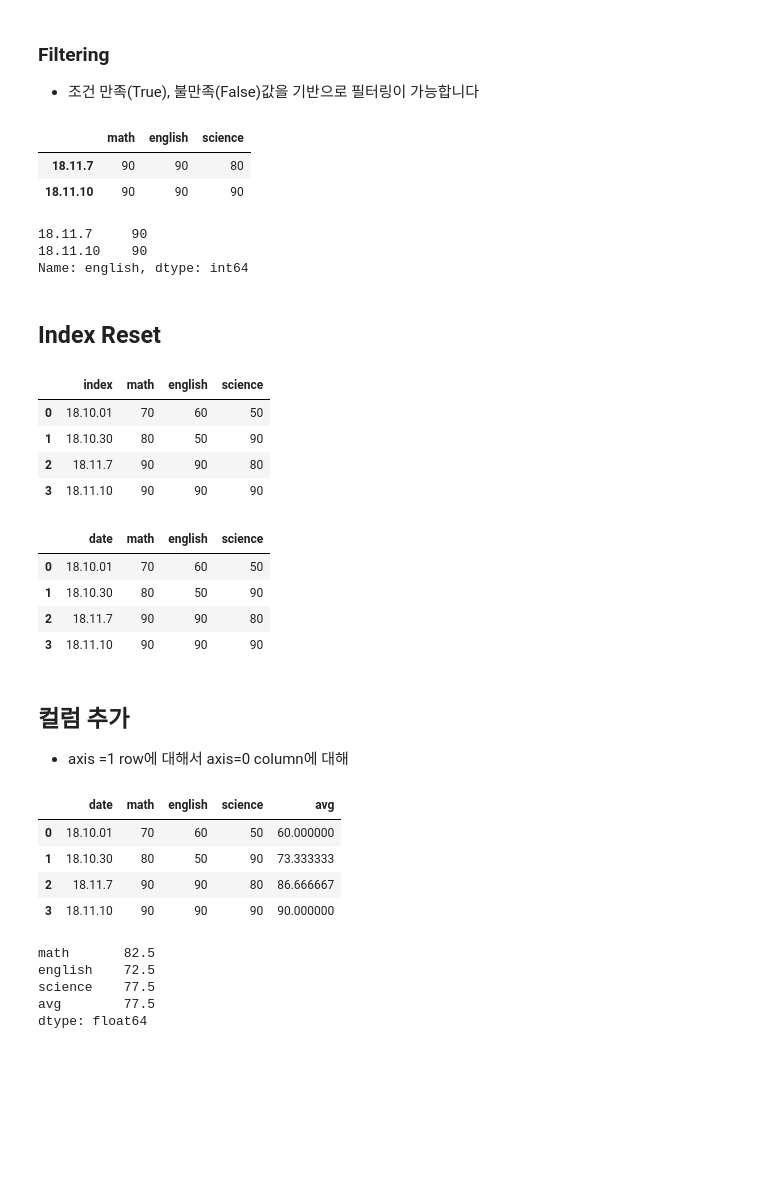
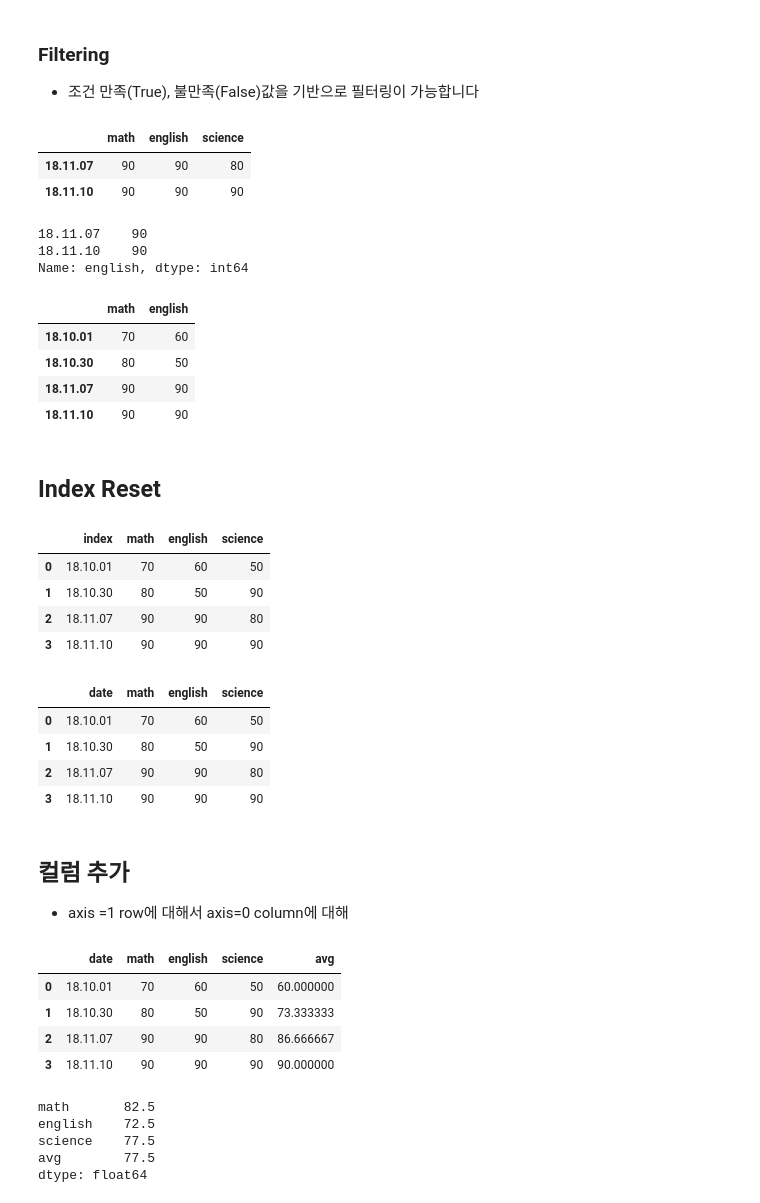
Before and after one commit to joyce04/python_database_class, a Jupyter notebook: 2. Pandas,Numpy/0. Pandas Intro.ipynb, the cells around one changed output. Saved outputs shown, nothing was run; the diff lists cells and outputs as text; code cells hidden in the pictures; blank space fills up the shorter version.

```diff
--- a/2. Pandas,Numpy/0. Pandas Intro.ipynb
+++ b/2. Pandas,Numpy/0. Pandas Intro.ipynb
@@ -131,6 +131,6 @@ dtype: int64
 # %%
 student_grades = {'math': [70, 80, 90],
                  'english': [60, 50, 90],
-                 'history':[50, 90, 80]}
+                 'science':[50, 90, 80]}
 student_grades
 # %% [output]
@@ -166,10 +175,3 @@ Name: english, dtype: int64
 type(df_grades.english)
 # %% [output]
 pandas.core.series.Series
-# %%
-# 수학과목의 날짜에 따른 시험 성적이 있다고 가정해보겠습니다.
-
-student_grades = {'math': [70, 80, 90],
-                 'english': [60, 50, 90],
-                 'science':[50, 90, 80]}
-pd.DataFrame(student_grades)
@@ -191,5 +178,6 @@ pd.DataFrame(student_grades, columns=['math', 'english', 'science'])
 # %%
-test_date = ['18.10.01', '18.10.30', '18.11.7']
+# index 값을 지정할 수 있습니다
+test_date = ['18.10.01', '18.10.30', '18.11.07']
 
 df_tests = pd.DataFrame(student_grades, columns=['math', 'english', 'science'], index=test_date)
 df_tests
@@ -299,14 +340,23 @@ df_tests.iat[0, 0]
 df_tests[df_tests.english > 60]
 # %% [output]
 |  | math | english | science |
-| 18.11.7 | 90 | 90 | 80 |
+| 18.11.07 | 90 | 90 | 80 |
 | 18.11.10 | 90 | 90 | 90 |
 # %%
 df_tests[df_tests.english > 60]['english']
 # %% [output]
-18.11.7     90
+18.11.07    90
 18.11.10    90
 Name: english, dtype: int64
+# %%
+# 컬럼 단위로 필터링
+df_tests.filter(items=['math', 'english'])
+# %% [output]
+|  | math | english |
+| 18.10.01 | 70 | 60 |
+| 18.10.30 | 80 | 50 |
+| 18.11.07 | 90 | 90 |
+| 18.11.10 | 90 | 90 |
 # %% [markdown]
 ## Index Reset
 # %%
@@ -317,7 +367,7 @@ df_tests
 |  | index | math | english | science |
 | 0 | 18.10.01 | 70 | 60 | 50 |
 | 1 | 18.10.30 | 80 | 50 | 90 |
-| 2 | 18.11.7 | 90 | 90 | 80 |
+| 2 | 18.11.07 | 90 | 90 | 80 |
 | 3 | 18.11.10 | 90 | 90 | 90 |
 # %%
 # index 컬럼 명은 변환해줄 수 있습니다.
@@ -327,7 +377,7 @@ df_tests
 |  | date | math | english | science |
 | 0 | 18.10.01 | 70 | 60 | 50 |
 | 1 | 18.10.30 | 80 | 50 | 90 |
-| 2 | 18.11.7 | 90 | 90 | 80 |
+| 2 | 18.11.07 | 90 | 90 | 80 |
 | 3 | 18.11.10 | 90 | 90 | 90 |
 # %% [markdown]
 ## 컬럼 추가
@@ -340,7 +390,7 @@ df_tests
 |  | date | math | english | science | avg |
 | 0 | 18.10.01 | 70 | 60 | 50 | 60.000000 |
 | 1 | 18.10.30 | 80 | 50 | 90 | 73.333333 |
-| 2 | 18.11.7 | 90 | 90 | 80 | 86.666667 |
+| 2 | 18.11.07 | 90 | 90 | 80 | 86.666667 |
 | 3 | 18.11.10 | 90 | 90 | 90 | 90.000000 |
 # %%
 df_tests.mean(axis=0)
```
Also changed, not shown: parts of 36 cells of this notebook, 3 other files.
